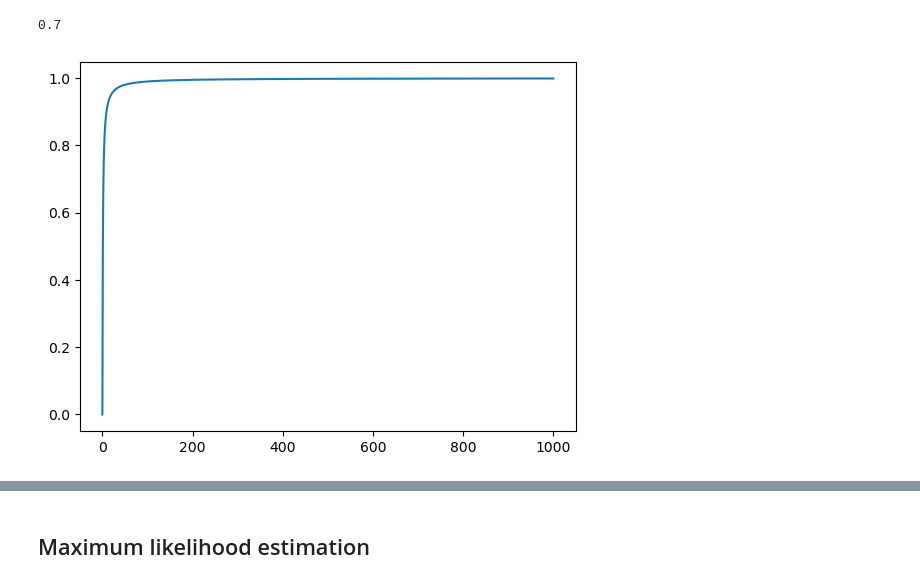
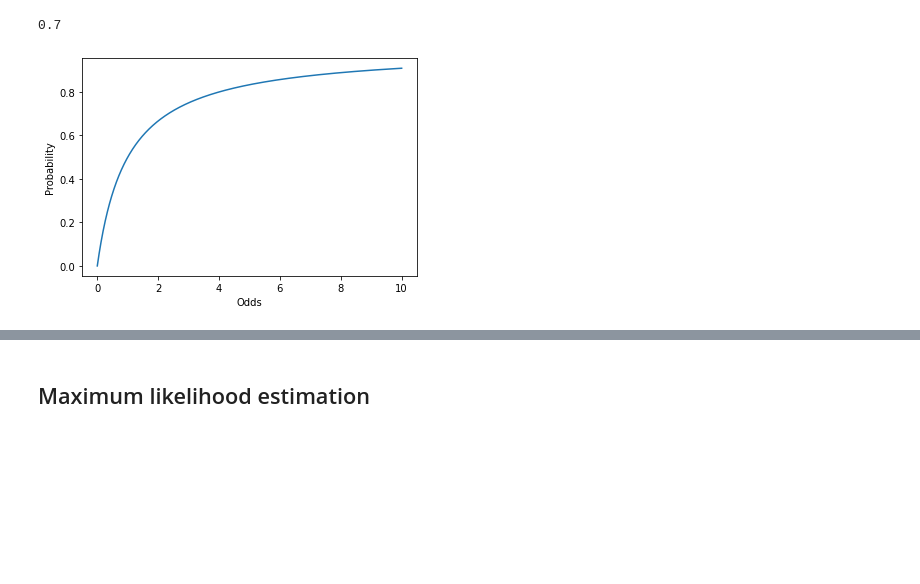
Before and after one commit to stanford-mse-125/demos, a Jupyter notebook: logistic_regression.ipynb, the cells around one changed output, grey strips where cells are left out. Drawn from its saved outputs; the diff is of its cells as text; code cells hidden in the pictures; blank space fills up the shorter version.

```diff
--- a/logistic_regression.ipynb
+++ b/logistic_regression.ipynb
@@ -181,12 +189,14 @@ print(odds_to_prob(prob_to_odds(0.7)))
 0.7
 # %%
 # inverse odds maps the [0,+Inf) odds scale to the [0,1] probability scale
-odds_range = np.linspace(0, 1000, 1000)
+odds_range = np.linspace(0, 10, 1000)
 p_range = odds_to_prob(odds_range)
 plt.plot(odds_range, p_range)
+plt.xlabel("Odds")
+plt.ylabel("Probability")
 plt.show()
 # %% [output]
-[figure, old version]
+[figure, new version]
 # %%
 # log maps [0,+Inf) to (-Inf, +Inf)
 # So, log-odds maps [0,1] probability to [0,+Inf] odds to (-Inf, +Inf) log odds
```
Also changed, not shown: parts of 10 cells of this notebook.
